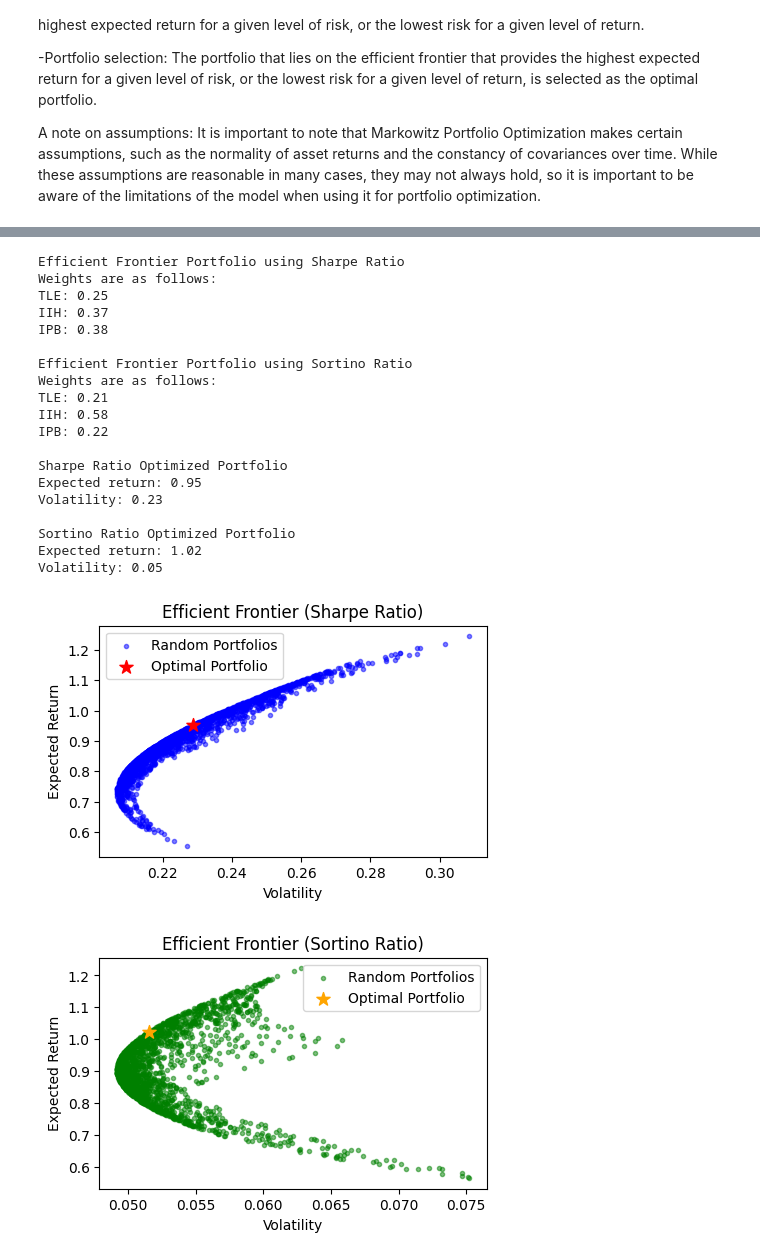
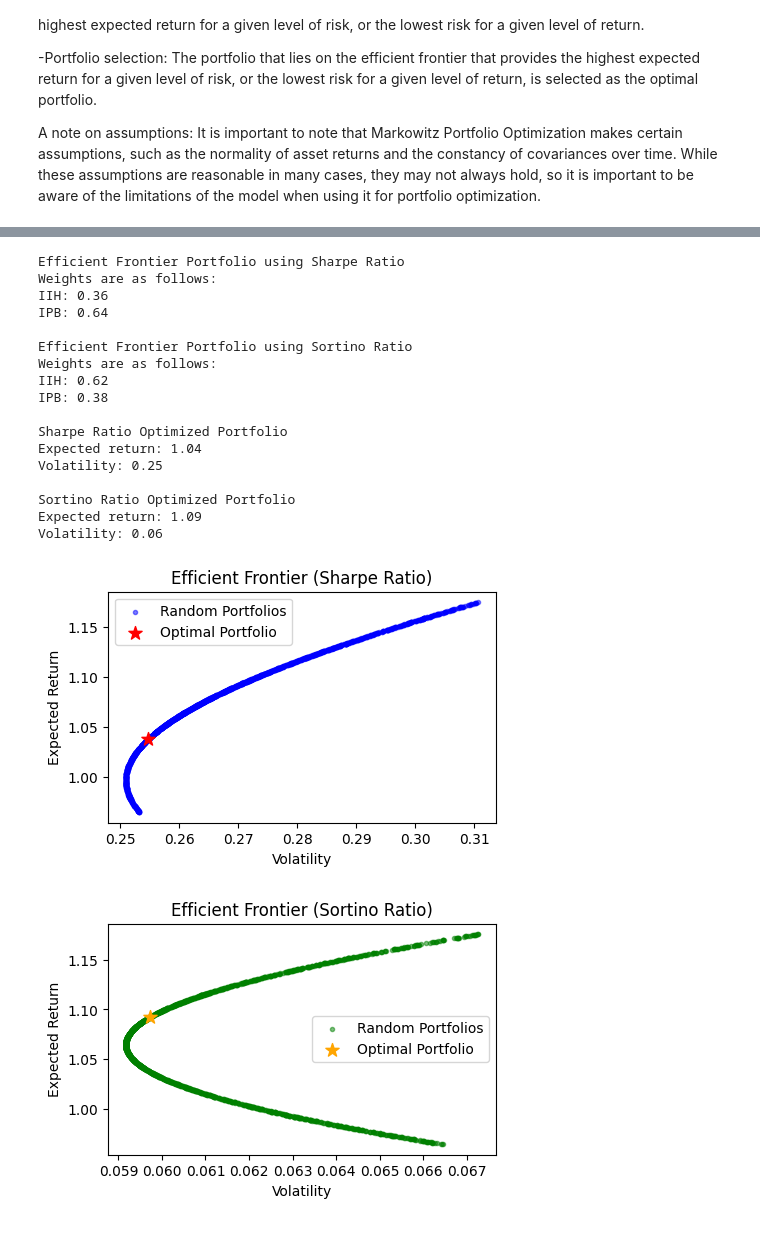
Before and after one commit to ergodique/Portfolio, a Jupyter notebook: Portfolio Optimisation/Portfolio Optimization.ipynb, the cells around one changed output, grey strips where cells are left out. Drawn from its saved outputs; the diff is of its cells as text; code cells hidden in the pictures.

```diff
--- a/Portfolio Optimisation/Portfolio Optimization.ipynb
+++ b/Portfolio Optimisation/Portfolio Optimization.ipynb
@@ -144,7 +40,7 @@ import matplotlib.pyplot as plt
 from scipy.optimize import minimize
 
 # Load the data into a pandas DataFrame
-df = pd.read_excel('annual_returns.xlsx', sheet_name='Sheet2', index_col=0)
+df = pd.read_excel('annual_returns.xlsx', sheet_name='Sheet3', index_col=0)
 numeric_cols = df.select_dtypes(include=['float64', 'int64'])
 df[numeric_cols.columns] = numeric_cols / 100
 
@@ -260,42 +156,40 @@ plt.show()
 # Plot efficient frontier for Sortino ratio optimized portfolio
 portfolio_returns_sortino = []
 portfolio_volatilities_sortino = []
 for i in range(2000):
     weights = np.random.rand(num_assets)
     weights /= np.sum(weights)
     portfolio_returns_sortino.append((1+np.dot(weights.T, mean_returns))**12-1)
     downside_returns = df[df < 0].fillna(0)
     portfolio_volatilities_sortino.append(np.sqrt(np.dot(weights.T, np.dot(downside_returns.cov(), weights)))* math.sqrt(12))
 portfolio_returns_sortino = np.array(portfolio_returns_sortino)
 portfolio_volatilities_sortino = np.array(portfolio_volatilities_sortino)
 
 plt.figure(figsize=(5, 3))
 plt.scatter(portfolio_volatilities_sortino, portfolio_returns_sortino, marker='.', color='green', alpha=0.5, label='Random Portfolios')
 plt.scatter(sortino_portfolio_volatility_annual, sortino_portfolio_return_annual, color='orange', marker='*', s=100, label='Optimal Portfolio')
 plt.title('Efficient Frontier (Sortino Ratio)')
 plt.xlabel('Volatility')
 plt.ylabel('Expected Return')
 plt.legend()
 plt.show()
 # %% [output]
 Efficient Frontier Portfolio using Sharpe Ratio
 Weights are as follows:
-TLE: 0.25
-IIH: 0.37
-IPB: 0.38
+IIH: 0.36
+IPB: 0.64
 
 Efficient Frontier Portfolio using Sortino Ratio
 Weights are as follows:
-TLE: 0.21
-IIH: 0.58
-IPB: 0.22
+IIH: 0.62
+IPB: 0.38
 
 Sharpe Ratio Optimized Portfolio
-Expected return: 0.95
-Volatility: 0.23
+Expected return: 1.04
+Volatility: 0.25
 
 Sortino Ratio Optimized Portfolio
-Expected return: 1.02
-Volatility: 0.05
+Expected return: 1.09
+Volatility: 0.06
-[figure, old version]
+[figure, new version]
-[figure, old version]
+[figure, new version]
```
Also changed, not shown: parts of 3 cells of this notebook, 3 other files.
